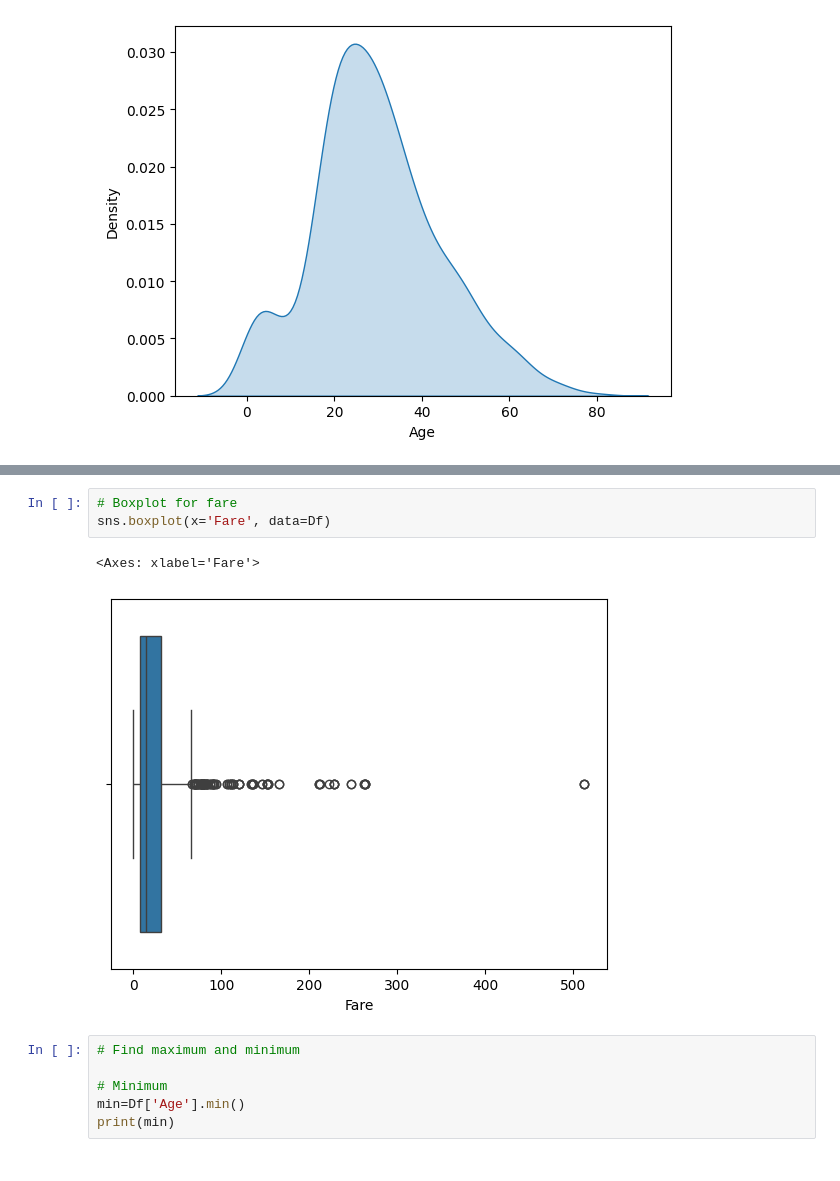
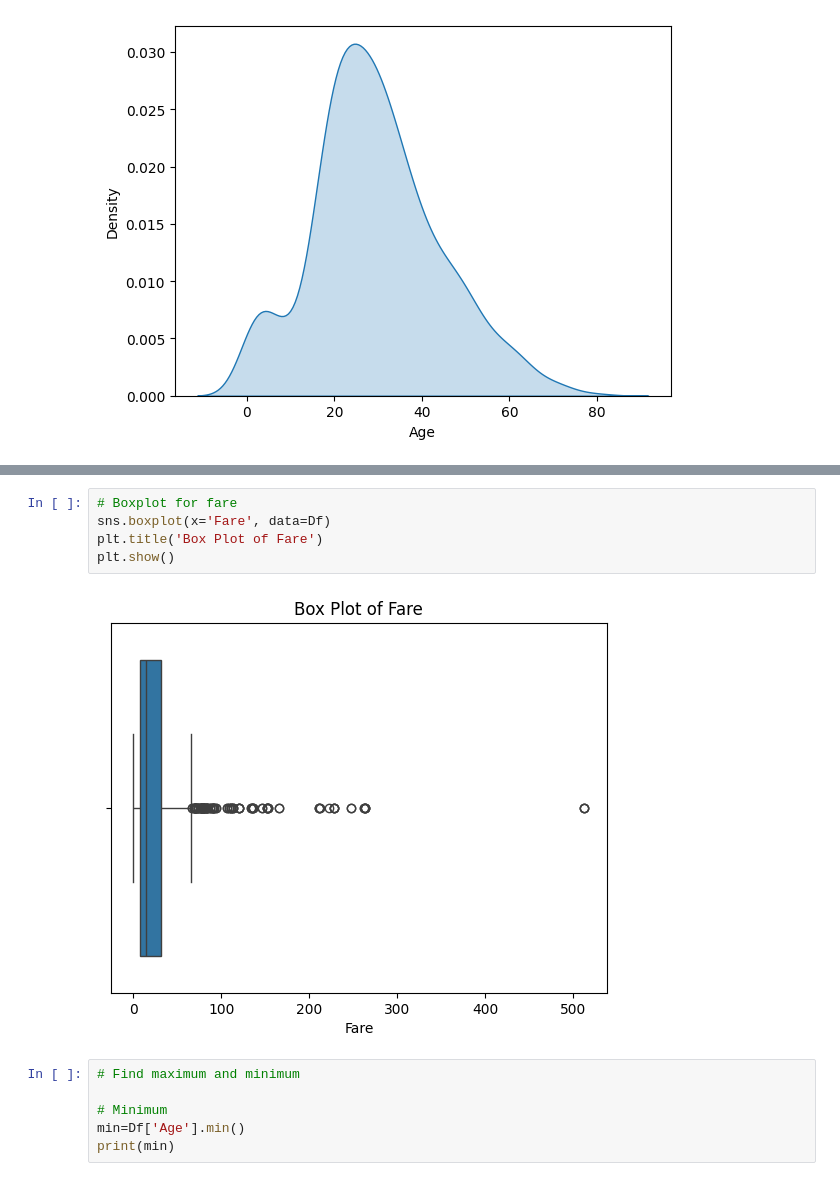
Before and after one commit to Mostafij-k/Exploratory_Data_Analysis, a Jupyter notebook: Univariate_Analysis.ipynb, the cells around one changed output, grey strips where cells are left out. Saved outputs shown, nothing was run; the diff lists cells and outputs as text.

```diff
--- a/Univariate_Analysis.ipynb
+++ b/Univariate_Analysis.ipynb
@@ -149,9 +183,10 @@ sns.boxplot(x='Age', data=Df)
 # %%
 # Boxplot for fare
 sns.boxplot(x='Fare', data=Df)
+plt.title('Box Plot of Fare')
+plt.show()
 # %% [output]
-<Axes: xlabel='Fare'>
-[figure, old version]
+[figure, new version]
 # %%
 # Find maximum and minimum
 
```
Also changed, not shown: parts of 5 cells of this notebook.
